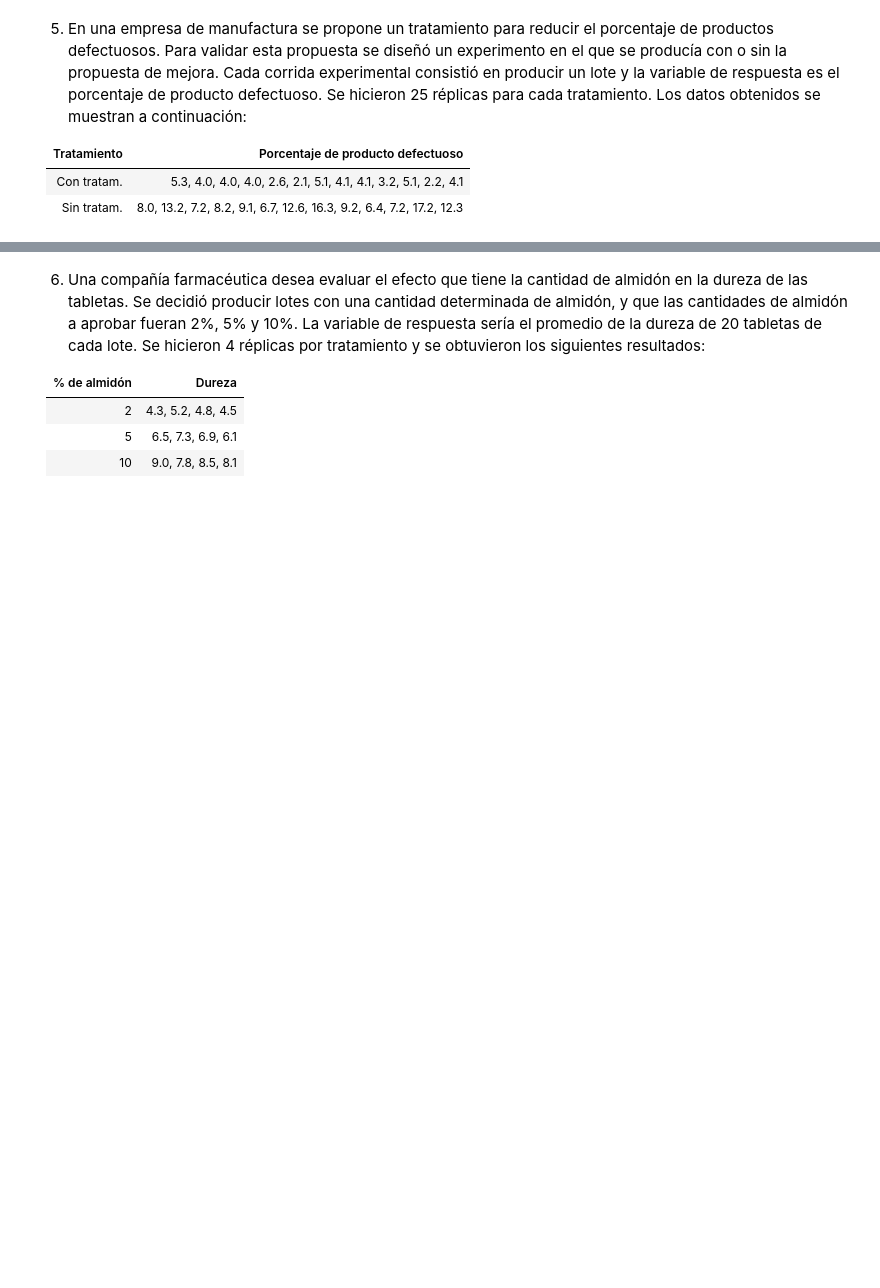
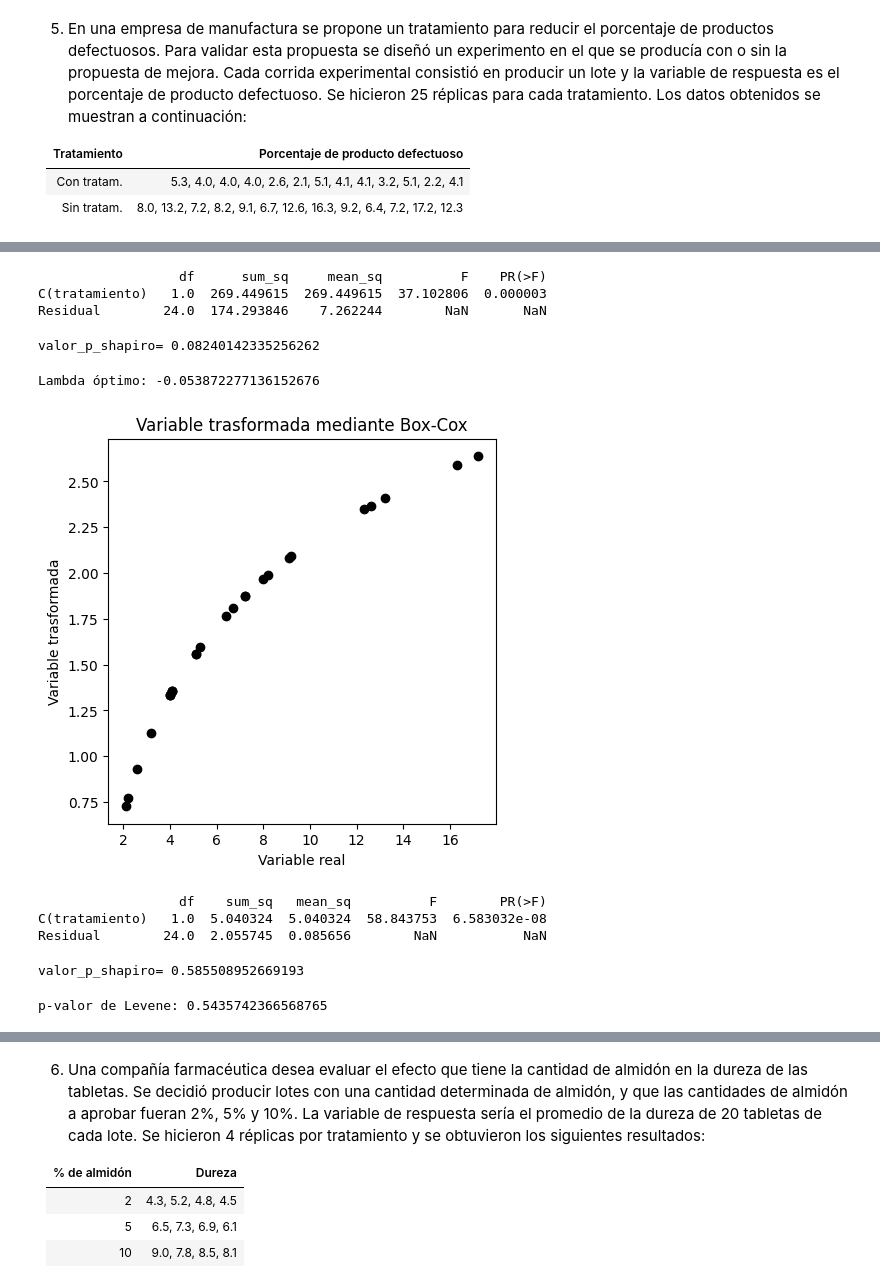
Before and after one commit to CesarRodriguez19/EstadisticaVerano, a Jupyter notebook: practica_4_ejer.ipynb, the cells around one changed output, grey strips where cells are left out. Drawn from its saved outputs; the diff is of its cells as text; code cells hidden in the pictures; blank space fills up the shorter version.

```diff
--- a/practica_4_ejer.ipynb
+++ b/practica_4_ejer.ipynb
@@ -370,0 +675,78 @@ print(f"p-valor de Levene: {p}")
+# %%
+#tabla anova
+from statsmodels.formula.api import ols
+import statsmodels.api as sm
+modelo_lineal=ols("porcentaje_def~C(tratamiento)", data=df).fit()
+tabla_anova=sm.stats.anova_lm(modelo_lineal)
+print(tabla_anova)
+#H0=NO DIFERENCIA ENRE GRUPOS
+#H1=SI HAY DIFENRENCIA ENTRE GRUPOS
+#0.05
+#SI HAY DIRENECIA ENTRE GRUPOS SE RECHAZA H0
+# %% [output]
+                  df      sum_sq     mean_sq          F    PR(>F)
+C(tratamiento)   1.0  269.449615  269.449615  37.102806  0.000003
+Residual        24.0  174.293846    7.262244        NaN       NaN
+# %%
+from scipy.stats import shapiro
+_,valor_p_sh=shapiro(modelo_lineal.resid)
+print ("valor_p_shapiro=",valor_p_sh)
+#H0=HAY NORMALIDAD EN LOS RESIDUOS
+#H1=NO HAY NORMALIDAD EN LOS RESIDUOS
+#0.05
+#NO SE RECHAZA LA H0
+# %% [output]
+valor_p_shapiro= 0.08240142335256262
+# %%
+# Si no se cumple el supuesto de normalidad o el de homoscedasticidad
+from scipy.stats import boxcox
+import matplotlib.pyplot as plt
+
+# Transformación mediante el método box-cox
+# Solo funciona si Y > 0
+df["porcentaje_def_boxcox"], lambda_opt = boxcox(df["porcentaje_def"])
+print(f"Lambda óptimo: {lambda_opt}")
+
+plt.figure(figsize = (5, 5), dpi = 100)
+plt.scatter(df["porcentaje_def"], df["porcentaje_def_boxcox"], color = "black")
+plt.title("Variable trasformada mediante Box-Cox")
+plt.xlabel("Variable real")
+plt.ylabel("Variable trasformada")
+plt.show()
+# %% [output]
+Lambda óptimo: -0.053872277136152676
+[figure, added]
+# %%
+from statsmodels.formula.api import ols
+import statsmodels.api as sm
+modelo_lineal=ols("porcentaje_def_boxcox~C(tratamiento)", data=df).fit()
+tabla_anova=sm.stats.anova_lm(modelo_lineal)
+print(tabla_anova)
+# %% [output]
+                  df    sum_sq   mean_sq          F        PR(>F)
+C(tratamiento)   1.0  5.040324  5.040324  58.843753  6.583032e-08
+Residual        24.0  2.055745  0.085656        NaN           NaN
+# %%
+from scipy.stats import shapiro
+_,valor_p_sh=shapiro(modelo_lineal.resid)
+print ("valor_p_shapiro=",valor_p_sh)
+#
+# %% [output]
+valor_p_shapiro= 0.585508952669193
+# %%
+from scipy.stats import levene
+
+# Supón que tienes un DataFrame df con columnas 'respuesta' y 'grupo'
+grupo1 = df[df["tratamiento"] == 'Con']['porcentaje_def_boxcox']
+grupo2 = df[df["tratamiento"] == 'Sin']['porcentaje_def_boxcox']
+
+stat, p = levene(grupo1, grupo2)
+print(f"p-valor de Levene: {p}")
+#teste lavene
+#h0=no hay relacion en variables
+#h1=si hay relacion en variables
+#0.05
+#=0.34
+#se hacepta la h0 por que el valor p es igual al vivel
+# %% [output]
+p-valor de Levene: 0.5435742366568765
```
Also changed, not shown: parts of 19 cells of this notebook.
